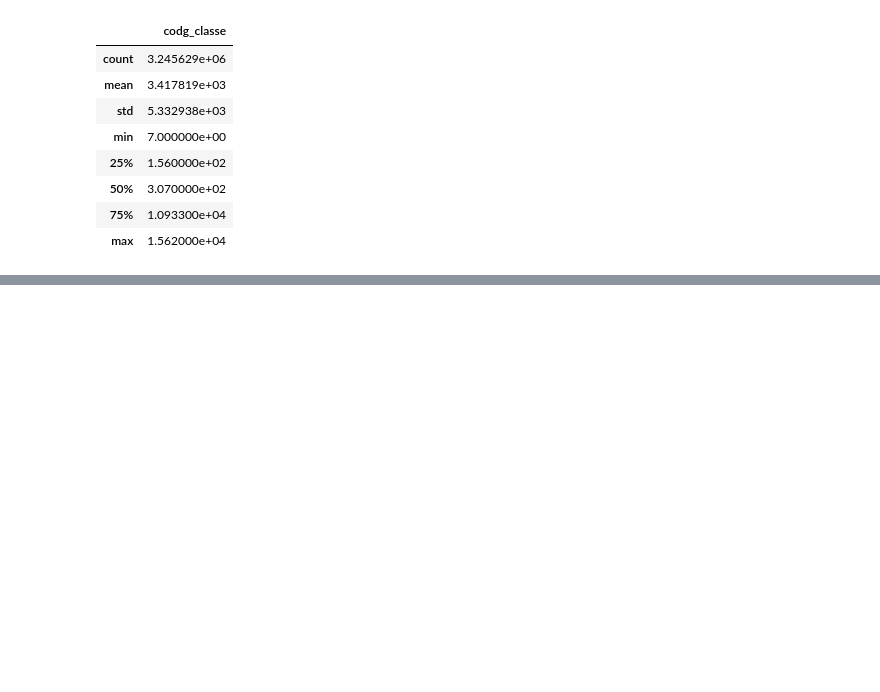
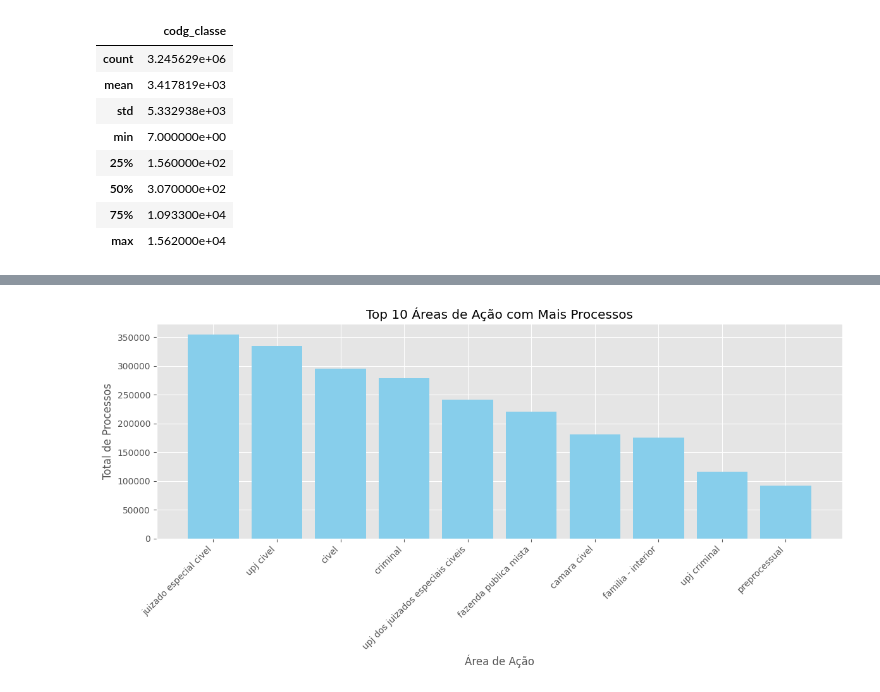
Before and after one commit to laysfreitas/TJGO_AprendizadoDeMaquina, a Jupyter notebook: 2 - Data Understanding.ipynb, the cells around one changed output, grey strips where cells are left out. Saved outputs shown, nothing was run; the diff lists cells and outputs as text; code cells hidden in the pictures; blank space fills up the shorter version.

Commit message:
Version1.3 - Data Understanding
Inclusão de estatísticas dos dados qualitativos e de gráficos dos mesmos.

```diff
--- a/2 - Data Understanding.ipynb
+++ b/2 - Data Understanding.ipynb
@@ -138,0 +147,10 @@ Como o método `describe()` opera exclusivamente com atributos numéricos, e a
+# %%
+# Análise de colunas datetime, incluindo data mínima e máxima. Não leva em consideração as datas nulas.
+
+df_temp = df_cp.copy()
+
+df_temp['data_distribuicao'] = pd.to_datetime(df_temp['data_distribuicao'], errors='coerce')
+df_temp['data_baixa'] = pd.to_datetime(df_temp['data_baixa'], errors='coerce')
+
+print("\n=== Estatísticas descritivas das colunas datetime ===\n")
+display(df_temp.describe(include=['datetime']))
@@ -138,0 +266,13 @@ Como o método `describe()` opera exclusivamente com atributos numéricos, e a
+# %%
+agrupado_area_acao = df_temp.groupby('nome_area_acao').size().reset_index(name='total_processos')
+agrupado_area_acao = agrupado_area_acao.sort_values(by='total_processos', ascending=False)
+plt.figure(figsize=(12, 6))
+plt.bar(agrupado_area_acao['nome_area_acao'].head(10), agrupado_area_acao['total_processos'].head(10), color='skyblue')
+plt.xticks(rotation=45, ha='right')
+plt.title('Top 10 Áreas de Ação com Mais Processos')
+plt.xlabel('Área de Ação')
+plt.ylabel('Total de Processos')
+plt.tight_layout()
+plt.show()
+# %% [output]
+[figure, added]
```
Also changed, not shown: parts of 14 cells of this notebook.
